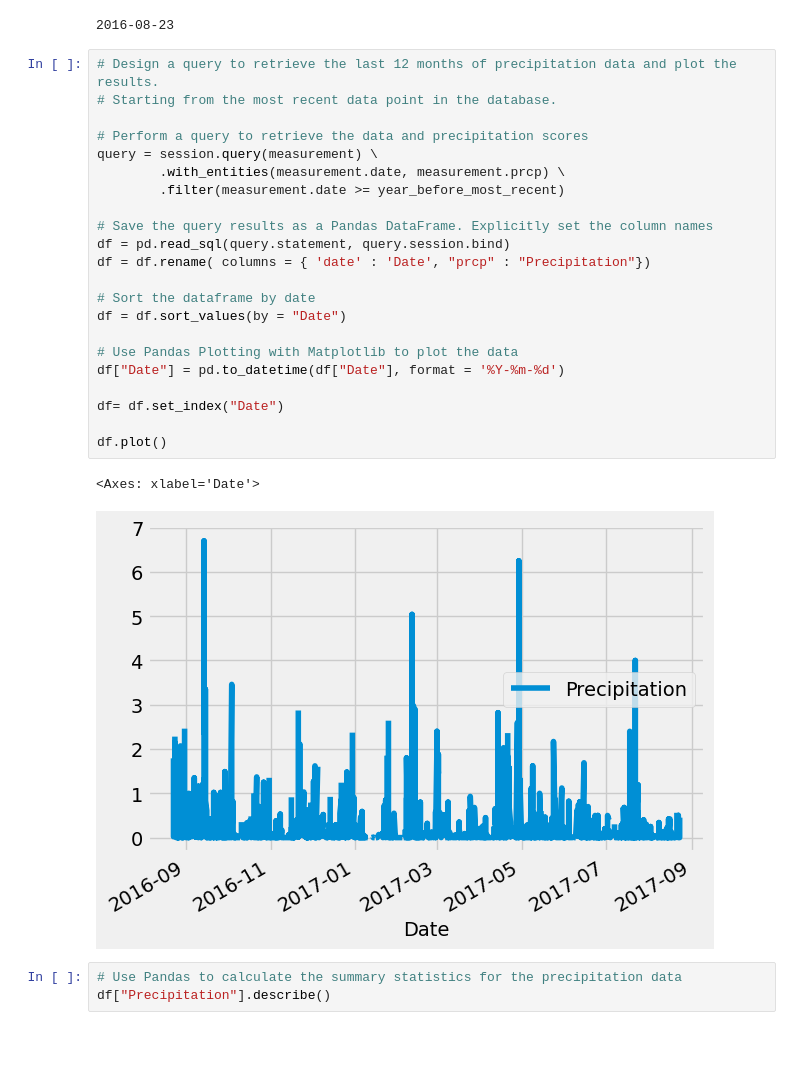
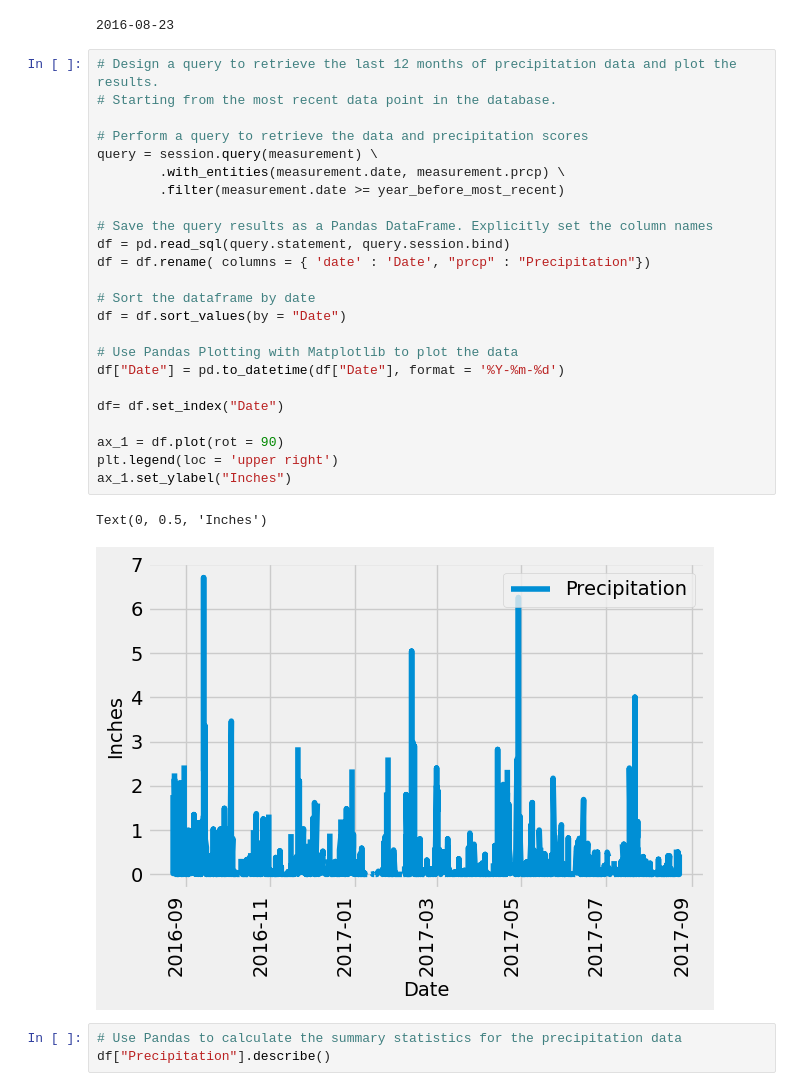
Before and after one commit to aarschne/sqlalchemy-challenge, a Jupyter notebook: surfsup/climate_starter.ipynb, the cells around one changed output. Cells and saved outputs as stored; diff of their text form; blank space fills up the shorter version.

Commit message:
Final draft - fixed graph a bit

```diff
--- a/surfsup/climate_starter.ipynb
+++ b/surfsup/climate_starter.ipynb
@@ -60,28 +60,30 @@ print(year_before_most_recent)
 # %%
 # Design a query to retrieve the last 12 months of precipitation data and plot the results.
 # Starting from the most recent data point in the database.
 
 # Perform a query to retrieve the data and precipitation scores
 query = session.query(measurement) \
         .with_entities(measurement.date, measurement.prcp) \
         .filter(measurement.date >= year_before_most_recent)
 
 # Save the query results as a Pandas DataFrame. Explicitly set the column names
 df = pd.read_sql(query.statement, query.session.bind)
 df = df.rename( columns = { 'date' : 'Date', "prcp" : "Precipitation"})
 
 # Sort the dataframe by date
 df = df.sort_values(by = "Date")
 
 # Use Pandas Plotting with Matplotlib to plot the data
 df["Date"] = pd.to_datetime(df["Date"], format = '%Y-%m-%d')
 
 df= df.set_index("Date")
 
-df.plot()
+ax_1 = df.plot(rot = 90)
+plt.legend(loc = 'upper right')
+ax_1.set_ylabel("Inches")
 # %% [output]
-<Axes: xlabel='Date'>
+Text(0, 0.5, 'Inches')
-[figure, old version]
+[figure, new version]
 # %%
 # Use Pandas to calculate the summary statistics for the precipitation data
 df["Precipitation"].describe()
```
